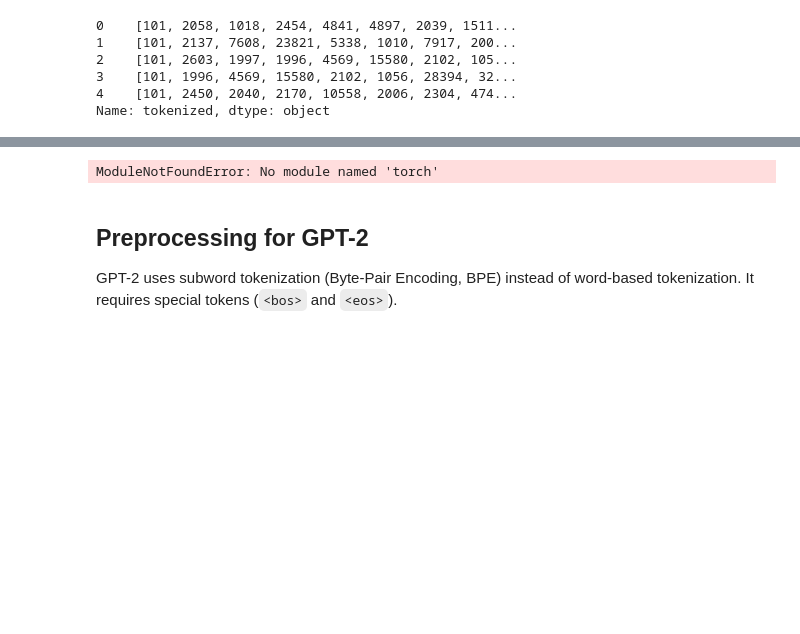
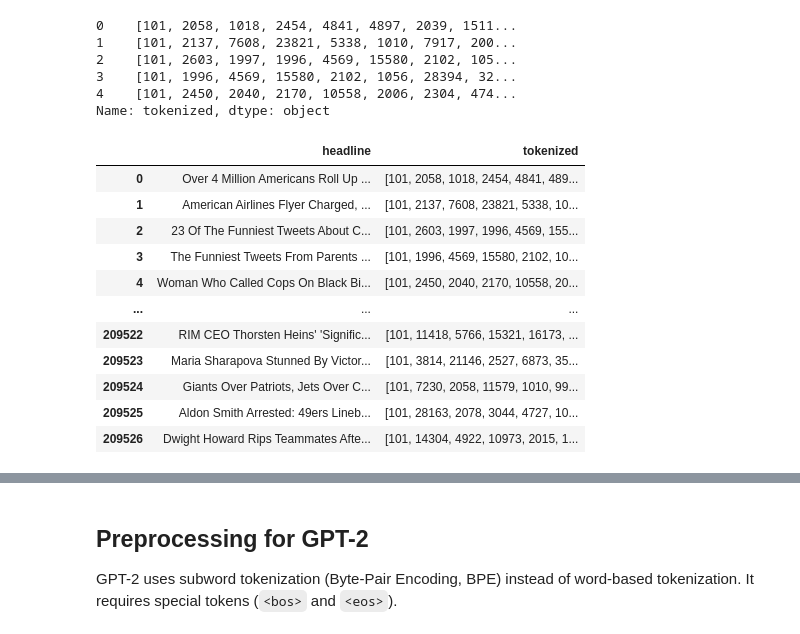
Before and after one commit to adma224/Deploying_LSTM_and_GPT-2_Models_with_A-B_Testing_in_AWS, a Jupyter notebook: notebooks/Data Exploration and Preprocessing.ipynb, the cells around one changed output, grey strips where cells are left out. Drawn from its saved outputs; the diff is of its cells as text; code cells hidden in the pictures; blank space fills up the shorter version.

```diff
--- a/notebooks/Data Exploration and Preprocessing.ipynb
+++ b/notebooks/Data Exploration and Preprocessing.ipynb
@@ -143,10 +130,10 @@ df_bert = df[['headline']].copy()
 tokenizer = BertTokenizer.from_pretrained("bert-base-uncased")
 
 # Tokenize headlines
-df['tokenized'] = df['headline'].apply(lambda x: tokenizer.encode(x, add_special_tokens=True))
+df_bert['tokenized'] = df_bert['headline'].apply(lambda x: tokenizer.encode(x, add_special_tokens=True))
 
 # Show an example
-print(df['tokenized'].head())
+print(df_bert['tokenized'].head())
 # %% [output]
 0    [101, 2058, 1018, 2454, 4841, 4897, 2039, 1511...
 1    [101, 2137, 7608, 23821, 5338, 1010, 7917, 200...
@@ -155,7 +142,17 @@ print(df['tokenized'].head())
 4    [101, 2450, 2040, 2170, 10558, 2006, 2304, 474...
 Name: tokenized, dtype: object
 # %%
-import torch
-print(torch.__version__)
-print("CUDA Available:", torch.cuda.is_available())
+df_bert
 # %% [output]
+|  | headline | tokenized |
+| 0 | Over 4 Million Americans Roll Up ... | [101, 2058, 1018, 2454, 4841, 489... |
+| 1 | American Airlines Flyer Charged, ... | [101, 2137, 7608, 23821, 5338, 10... |
+| 2 | 23 Of The Funniest Tweets About C... | [101, 2603, 1997, 1996, 4569, 155... |
+| 3 | The Funniest Tweets From Parents ... | [101, 1996, 4569, 15580, 2102, 10... |
+| 4 | Woman Who Called Cops On Black Bi... | [101, 2450, 2040, 2170, 10558, 20... |
+| ... | ... | ... |
+| 209522 | RIM CEO Thorsten Heins' 'Signific... | [101, 11418, 5766, 15321, 16173, ... |
+| 209523 | Maria Sharapova Stunned By Victor... | [101, 3814, 21146, 2527, 6873, 35... |
+| 209524 | Giants Over Patriots, Jets Over C... | [101, 7230, 2058, 11579, 1010, 99... |
+| 209525 | Aldon Smith Arrested: 49ers Lineb... | [101, 28163, 2078, 3044, 4727, 10... |
+| 209526 | Dwight Howard Rips Teammates Afte... | [101, 14304, 4922, 10973, 2015, 1... |
@@ -163,25 +160,5 @@ ImportError: cannot import name 'TypeIs' from 'typing_extensions' (/home/adma224
 # %%
-import torch
-
-MAX_LEN = 50  # Adjust based on data
-
-# Tokenize and pad sequences
-encoded_inputs = tokenizer(
-    df['headline'].tolist(),
-    padding="max_length",
-    truncation=True,
-    max_length=MAX_LEN,
-    return_tensors="pt"
-)
-
-# Extract BERT inputs
-input_ids = encoded_inputs["input_ids"]
-attention_mask = encoded_inputs["attention_mask"]
-
-print("Input Shape:", input_ids.shape)
-print("Attention Mask Shape:", attention_mask.shape)
+df_bert[['headline', 'tokenized']].to_csv("../data/bert_dataset.csv")
-# %% [output]
-ModuleNotFoundError: No module named 'torch'
 # %% [markdown]
 ## Preprocessing for GPT-2
 
```
Also changed, not shown: parts of 5 cells of this notebook, 4 other files.
